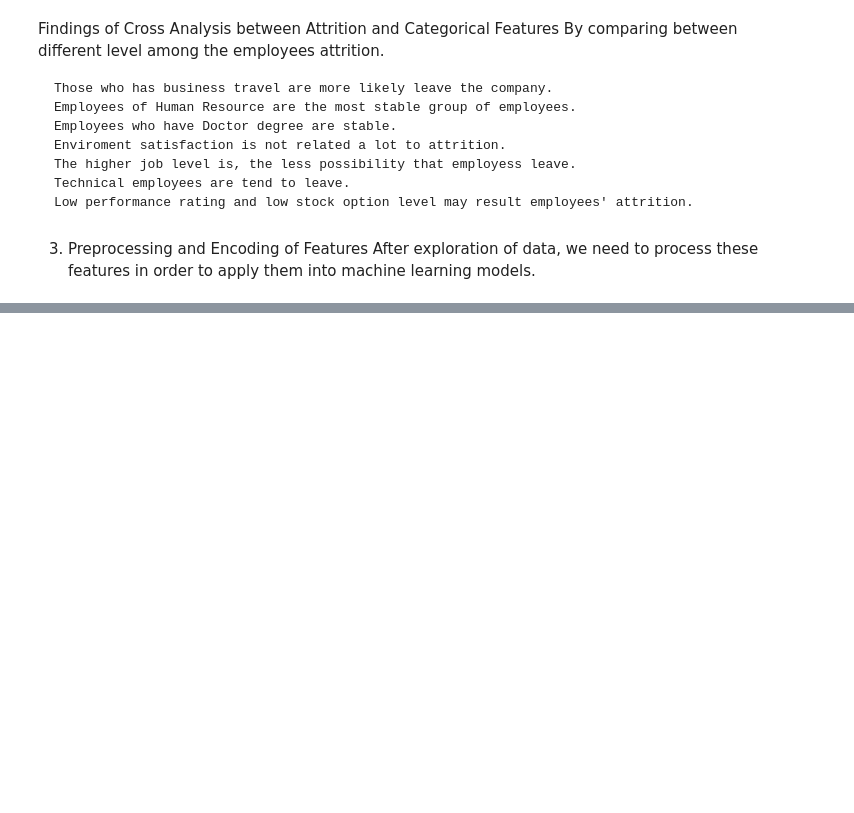
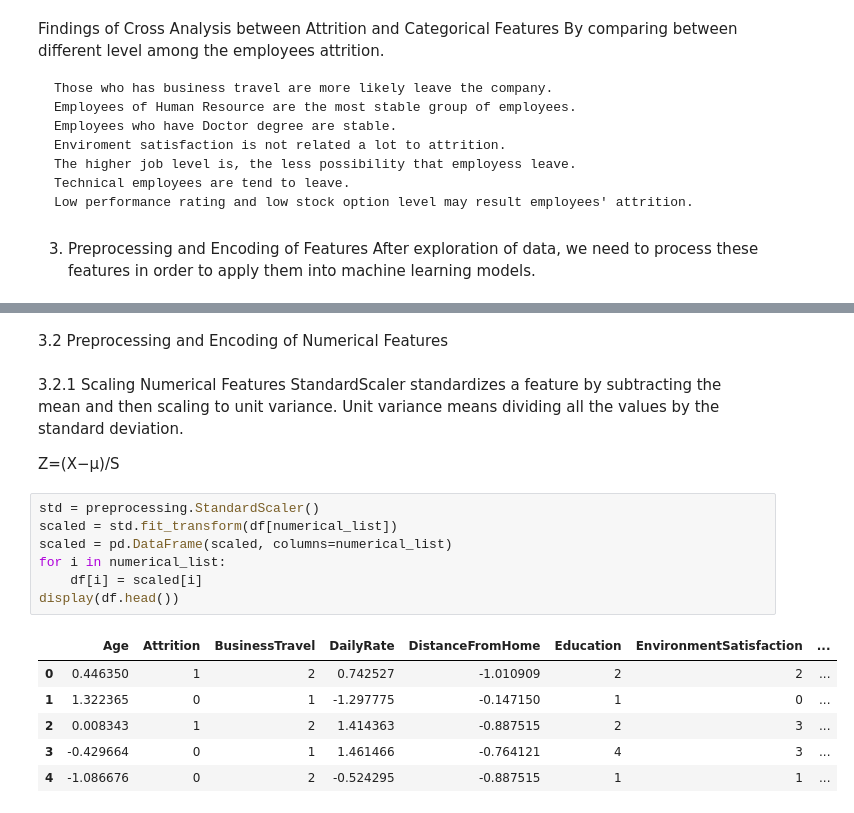
Before and after one commit to giddy-mpungu/MCS_7103-ML, a Jupyter notebook: employee_attrition_prediction.ipynb, the cells around one changed output, grey strips where cells are left out. Drawn from its saved outputs; the diff is of its cells as text; blank space fills up the shorter version.

```diff
--- a/employee_attrition_prediction.ipynb
+++ b/employee_attrition_prediction.ipynb
@@ -289,0 +313,21 @@ DEPRECATION: Loading egg at c:\python311\lib\site-packages\vboxapi-1.0-py3.11.eg
+# %% [markdown]
+3.2 Preprocessing and Encoding of Numerical Features
+# %% [markdown]
+3.2.1 Scaling Numerical Features
+StandardScaler standardizes a feature by subtracting the mean and then scaling to unit variance. Unit variance means dividing all the values by the standard deviation.
+
+Z=(X−μ)/S
+# %%
+std = preprocessing.StandardScaler()
+scaled = std.fit_transform(df[numerical_list])
+scaled = pd.DataFrame(scaled, columns=numerical_list)
+for i in numerical_list:
+    df[i] = scaled[i]
+display(df.head())
+# %% [output]
+|  | Age | Attrition | BusinessTravel | DailyRate | DistanceFromHome | Education | EnvironmentSatisfaction | ... |
+| 0 | 0.446350 | 1 | 2 | 0.742527 | -1.010909 | 2 | 2 | ... |
+| 1 | 1.322365 | 0 | 1 | -1.297775 | -0.147150 | 1 | 0 | ... |
+| 2 | 0.008343 | 1 | 2 | 1.414363 | -0.887515 | 2 | 3 | ... |
+| 3 | -0.429664 | 0 | 1 | 1.461466 | -0.764121 | 4 | 3 | ... |
+| 4 | -1.086676 | 0 | 2 | -0.524295 | -0.887515 | 1 | 1 | ... |
```
Also changed, not shown: parts of 22 cells of this notebook.
